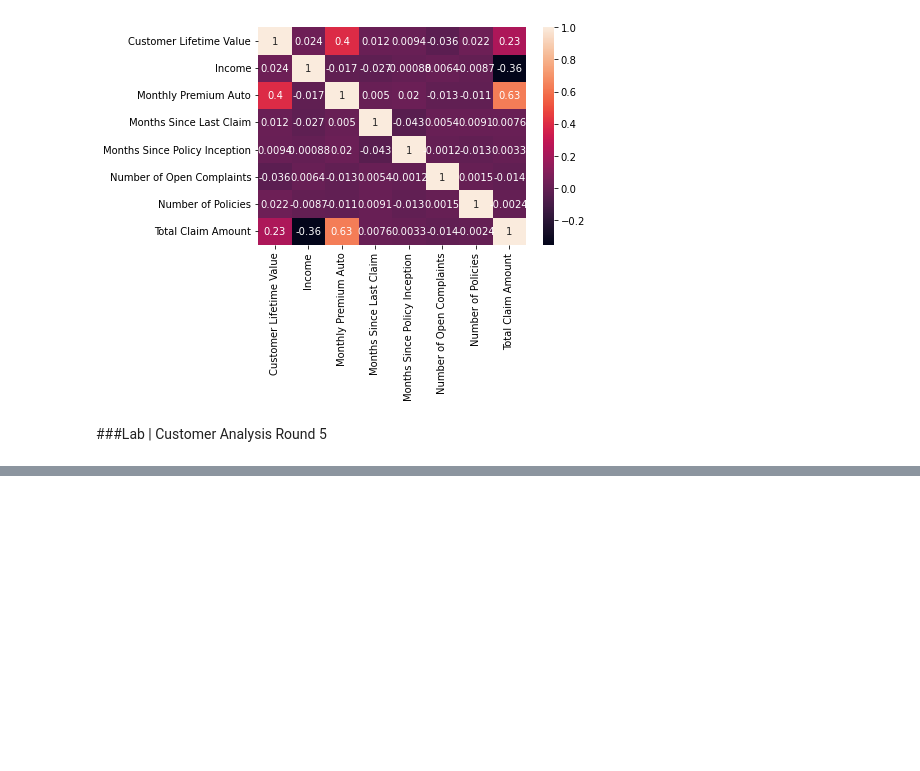
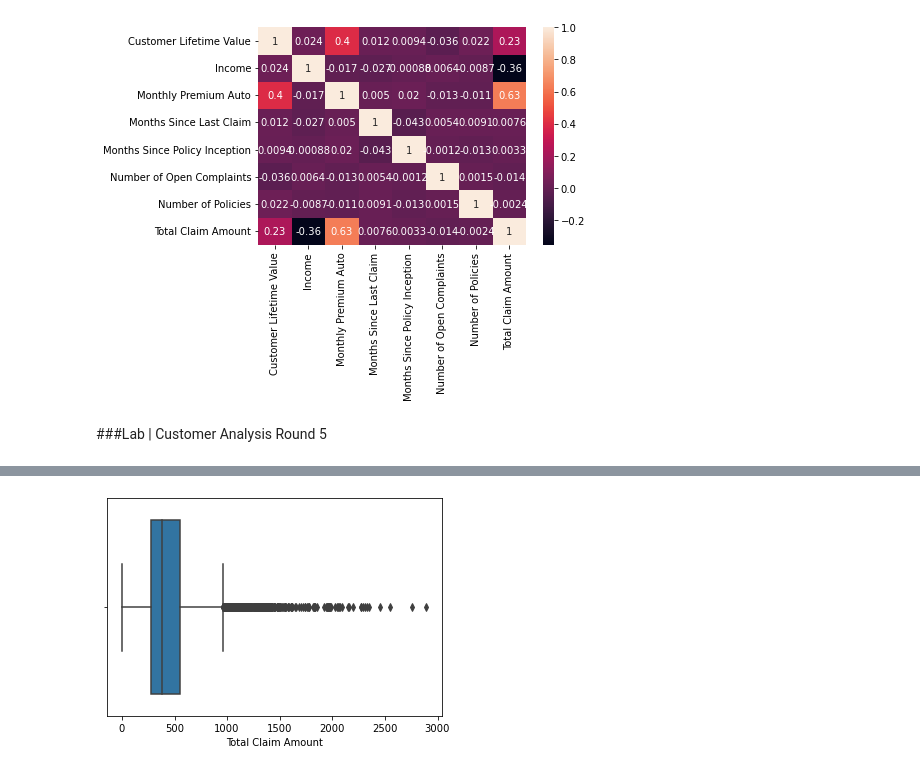
Before and after one commit to vanchido/lab-customer-analysis-round-2, a Jupyter notebook: lab-customer-analysis-round-2.ipynb, the cells around one changed output, grey strips where cells are left out. Drawn from its saved outputs; the diff is of its cells as text; code cells hidden in the pictures; blank space fills up the shorter version.

```diff
--- a/lab-customer-analysis-round-2.ipynb
+++ b/lab-customer-analysis-round-2.ipynb
@@ -585,0 +591,3 @@ plt.show()
+# %%
+df2 = pd.read_csv(r'C:\Users\Van Chi\lab-customer-analysis-round-3\files_for_lab\csv_files\marketing_customer_analysis.csv')
+df2
@@ -585,0 +660,5 @@ plt.show()
+# %%
+sns.boxplot(x=df2['Total Claim Amount'])
+plt.show()
+# %% [output]
+[figure, added]
```
Also changed, not shown: parts of 8 cells of this notebook.
